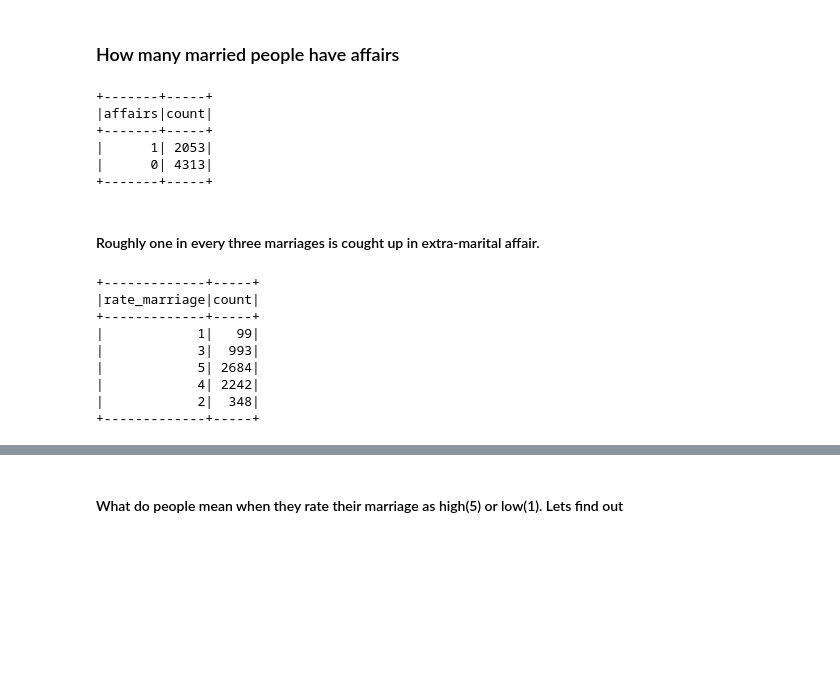
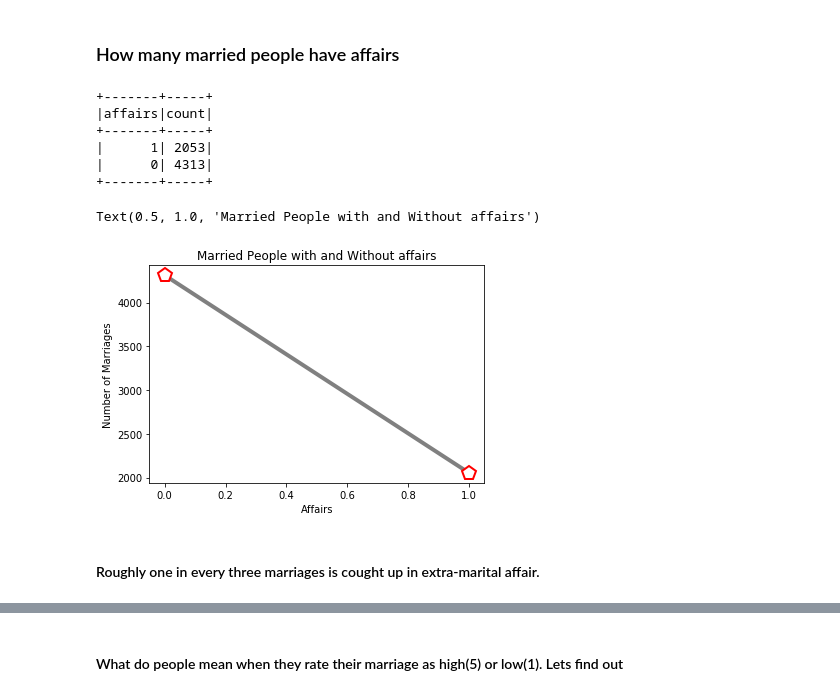
Before and after one commit to gyleodhis/Modelling-Mariage-Issues-in-Kenya-Using-Random-Forest, a Jupyter notebook: random-forest.ipynb, the cells around one changed output, grey strips where cells are left out. Cells and saved outputs as stored; diff of their text form; code cells hidden in the pictures; blank space fills up the shorter version.

Commit message:
Added visualization

```diff
--- a/random-forest.ipynb
+++ b/random-forest.ipynb
@@ -71,26 +79,24 @@ df.describe().select("summary","age","yrs_married","children","affairs").show(5,
 ##### The average age of people getting married is 29 years while most people by this age usually on average have been married for 9 years and  have only one child.
 # %% [markdown]
 ### How many married people have affairs
-# %%
-df.groupBy("affairs").count().show()
-# %% [output]
-+-------+-----+
-|affairs|count|
-+-------+-----+
-|      1| 2053|
-|      0| 4313|
-+-------+-----+
+# %%
+affairs_df =df.groupBy("affairs").count()
+pandas_df = affairs_df.toPandas()
+affairs_df.show()
+labels = "Marriages Without Affairs", "Marriages with Affairs"
+plt.plot(pandas_df['affairs'], pandas_df['count'], '-p', color='gray',markersize=15, label=labels,
+         linewidth=4, markerfacecolor='white', markeredgecolor='red', markeredgewidth=2)
+plt.xlabel("Affairs")
+plt.ylabel("Number of Marriages")
+plt.title("Married People with and Without affairs")
+# %% [output]
++-------+-----+
+|affairs|count|
++-------+-----+
+|      1| 2053|
+|      0| 4313|
++-------+-----+
+Text(0.5, 1.0, 'Married People with and Without affairs')
+[figure, added]
 # %% [markdown]
 #### Roughly one in every three marriages is cought up in extra-marital affair.
-# %%
-df.groupBy("rate_marriage").count().show()
-# %% [output]
-+-------------+-----+
-|rate_marriage|count|
-+-------------+-----+
-|            1|   99|
-|            3|  993|
-|            5| 2684|
-|            4| 2242|
-|            2|  348|
-+-------------+-----+
```
Also changed, not shown: parts of 14 cells of this notebook.
